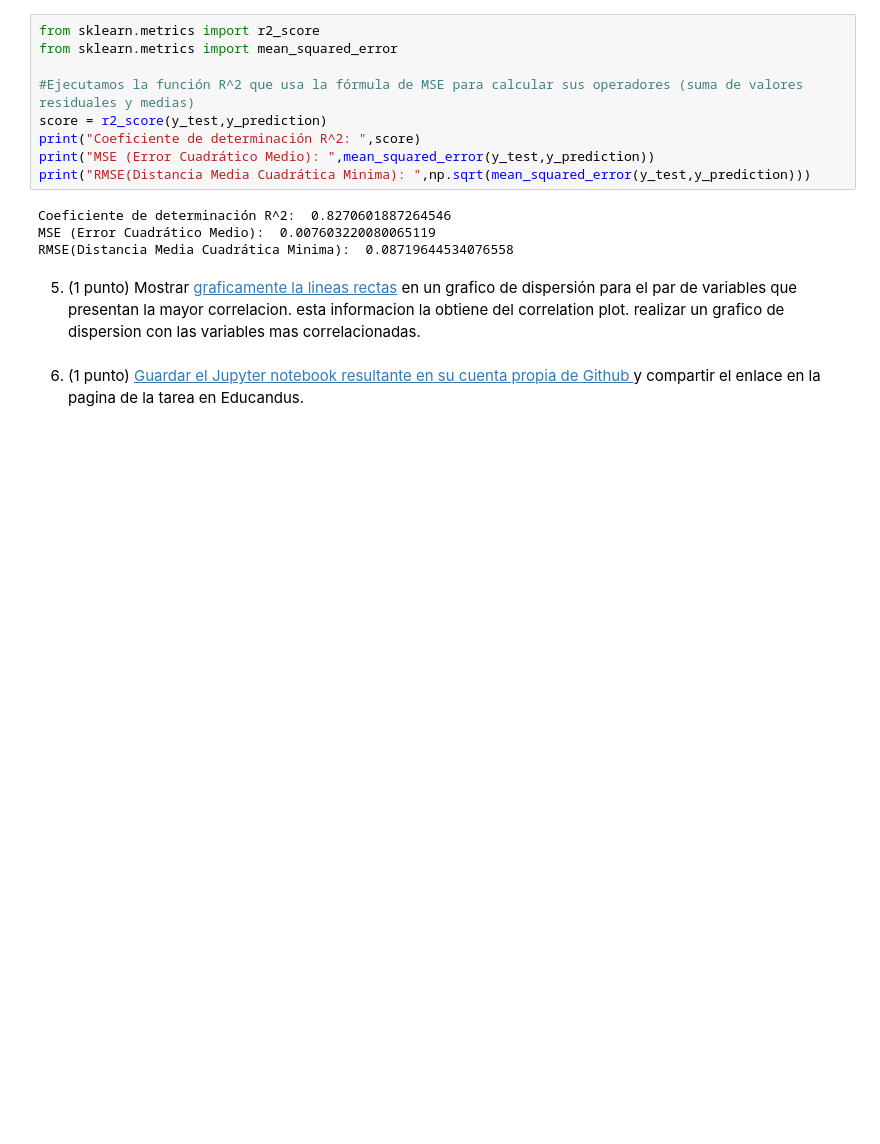
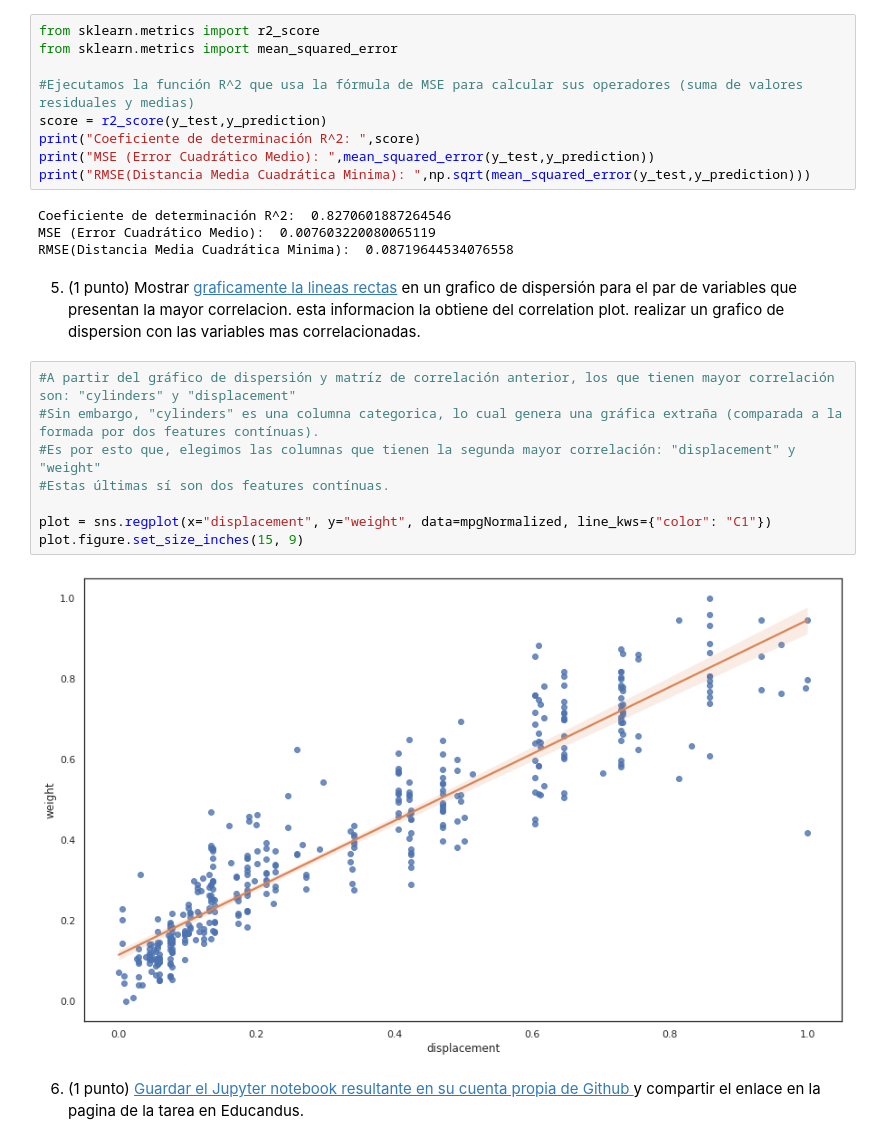
Before and after one commit to Cordero27/Minor-Machine-Learning, a Jupyter notebook: S07-Linear-Models/Tarea_regresion_lineal.ipynb, the cells around one changed output. Cells and saved outputs as stored; diff of their text form; blank space fills up the shorter version.

```diff
--- a/S07-Linear-Models/Tarea_regresion_lineal.ipynb
+++ b/S07-Linear-Models/Tarea_regresion_lineal.ipynb
@@ -256,5 +258,15 @@ MSE (Error Cuadrático Medio):  0.007603220080065119
 RMSE(Distancia Media Cuadrática Minima):  0.08719644534076558
 # %% [markdown]
 5) (1 punto) Mostrar [graficamente la lineas rectas](https://seaborn.pydata.org/tutorial/regression.html) en un grafico de dispersión para el par de variables que presentan la mayor correlacion. esta informacion la obtiene del correlation plot. realizar un grafico de dispersion con las variables mas correlacionadas.
+# %%
+#A partir del gráfico de dispersión y matríz de correlación anterior, los que tienen mayor correlación son: "cylinders" y "displacement"
+#Sin embargo, "cylinders" es una columna categorica, lo cual genera una gráfica extraña (comparada a la formada por dos features contínuas).
+#Es por esto que, elegimos las columnas que tienen la segunda mayor correlación: "displacement" y "weight"
+#Estas últimas sí son dos features contínuas.
+
+plot = sns.regplot(x="displacement", y="weight", data=mpgNormalized, line_kws={"color": "C1"})
+plot.figure.set_size_inches(15, 9)
+# %% [output]
+[figure, added]
 # %% [markdown]
 6) (1 punto) [Guardar el Jupyter notebook resultante en su cuenta propia de Github ](https://bebi103a.github.io/lessons/02/git_with_colab.html) y compartir el enlace en la pagina de la tarea en Educandus.
```
Also changed, not shown: parts of 2 cells of this notebook.
